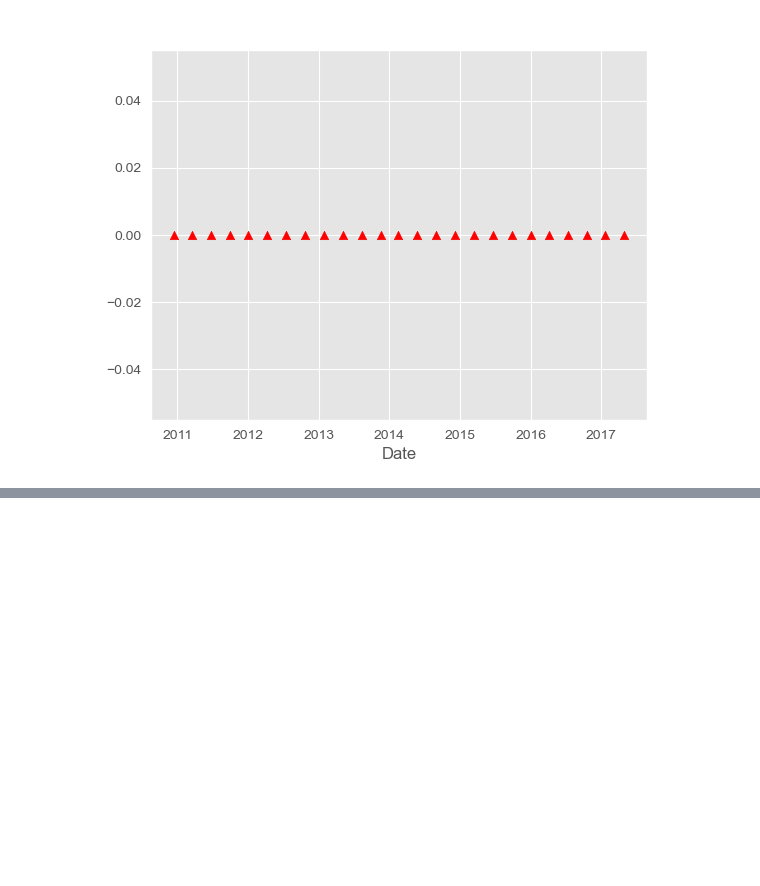
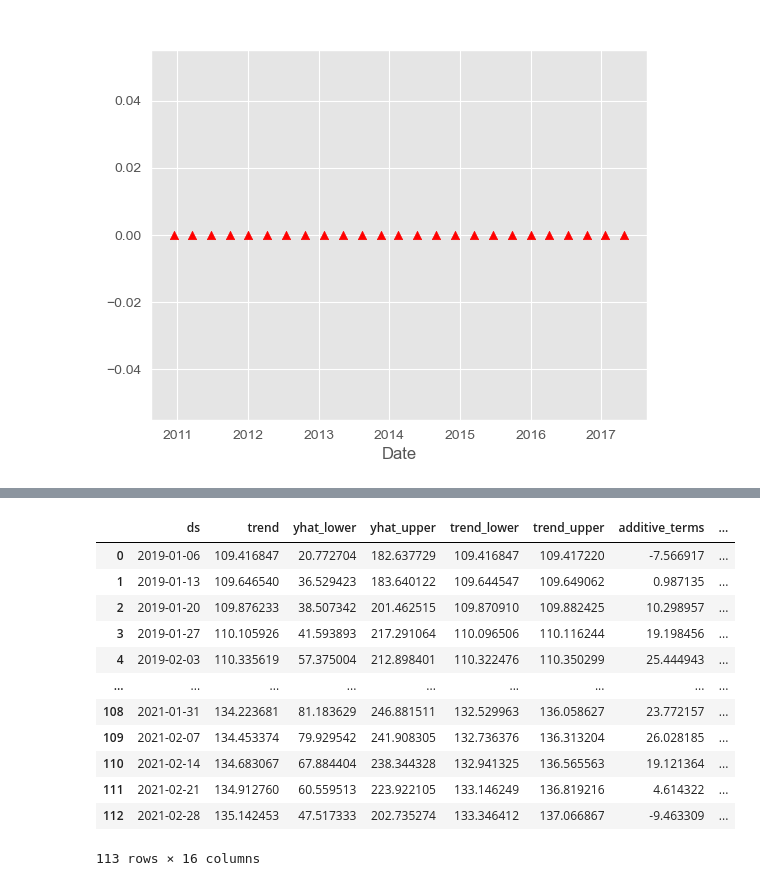
Before and after one commit to bakasheddy/time-series-forecasting-of-electricity-prices-of-a-District, a Jupyter notebook: practical time series analysis and forcast.ipynb, the cells around one changed output, grey strips where cells are left out. Cells and saved outputs as stored; diff of their text form; code cells hidden in the pictures; blank space fills up the shorter version.

```diff
--- a/practical time series analysis and forcast.ipynb
+++ b/practical time series analysis and forcast.ipynb
@@ -342,0 +343,16 @@ print(r2)
+# %%
+forecast
+# %% [output]
+|  | ds | trend | yhat_lower | yhat_upper | trend_lower | trend_upper | additive_terms | ... |
+| 0 | 2019-01-06 | 109.416847 | 20.772704 | 182.637729 | 109.416847 | 109.417220 | -7.566917 | ... |
+| 1 | 2019-01-13 | 109.646540 | 36.529423 | 183.640122 | 109.644547 | 109.649062 | 0.987135 | ... |
+| 2 | 2019-01-20 | 109.876233 | 38.507342 | 201.462515 | 109.870910 | 109.882425 | 10.298957 | ... |
+| 3 | 2019-01-27 | 110.105926 | 41.593893 | 217.291064 | 110.096506 | 110.116244 | 19.198456 | ... |
+| 4 | 2019-02-03 | 110.335619 | 57.375004 | 212.898401 | 110.322476 | 110.350299 | 25.444943 | ... |
+| ... | ... | ... | ... | ... | ... | ... | ... | ... |
+| 108 | 2021-01-31 | 134.223681 | 81.183629 | 246.881511 | 132.529963 | 136.058627 | 23.772157 | ... |
+| 109 | 2021-02-07 | 134.453374 | 79.929542 | 241.908305 | 132.736376 | 136.313204 | 26.028185 | ... |
+| 110 | 2021-02-14 | 134.683067 | 67.884404 | 238.344328 | 132.941325 | 136.565563 | 19.121364 | ... |
+| 111 | 2021-02-21 | 134.912760 | 60.559513 | 223.922105 | 133.146249 | 136.819216 | 4.614322 | ... |
+| 112 | 2021-02-28 | 135.142453 | 47.517333 | 202.735274 | 133.346412 | 137.066867 | -9.463309 | ... |
+113 rows × 16 columns
```
Also changed, not shown: parts of 14 cells of this notebook.
